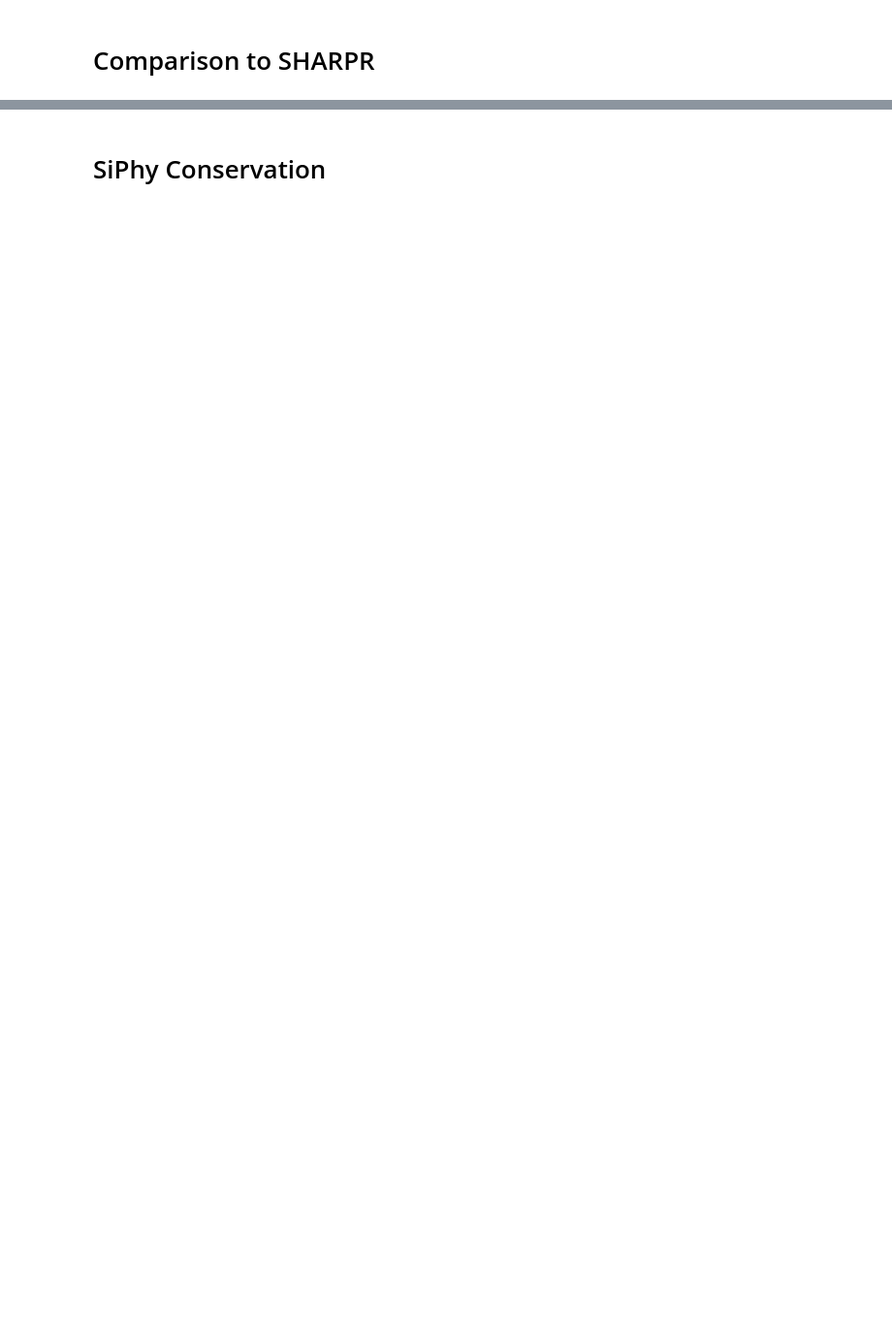
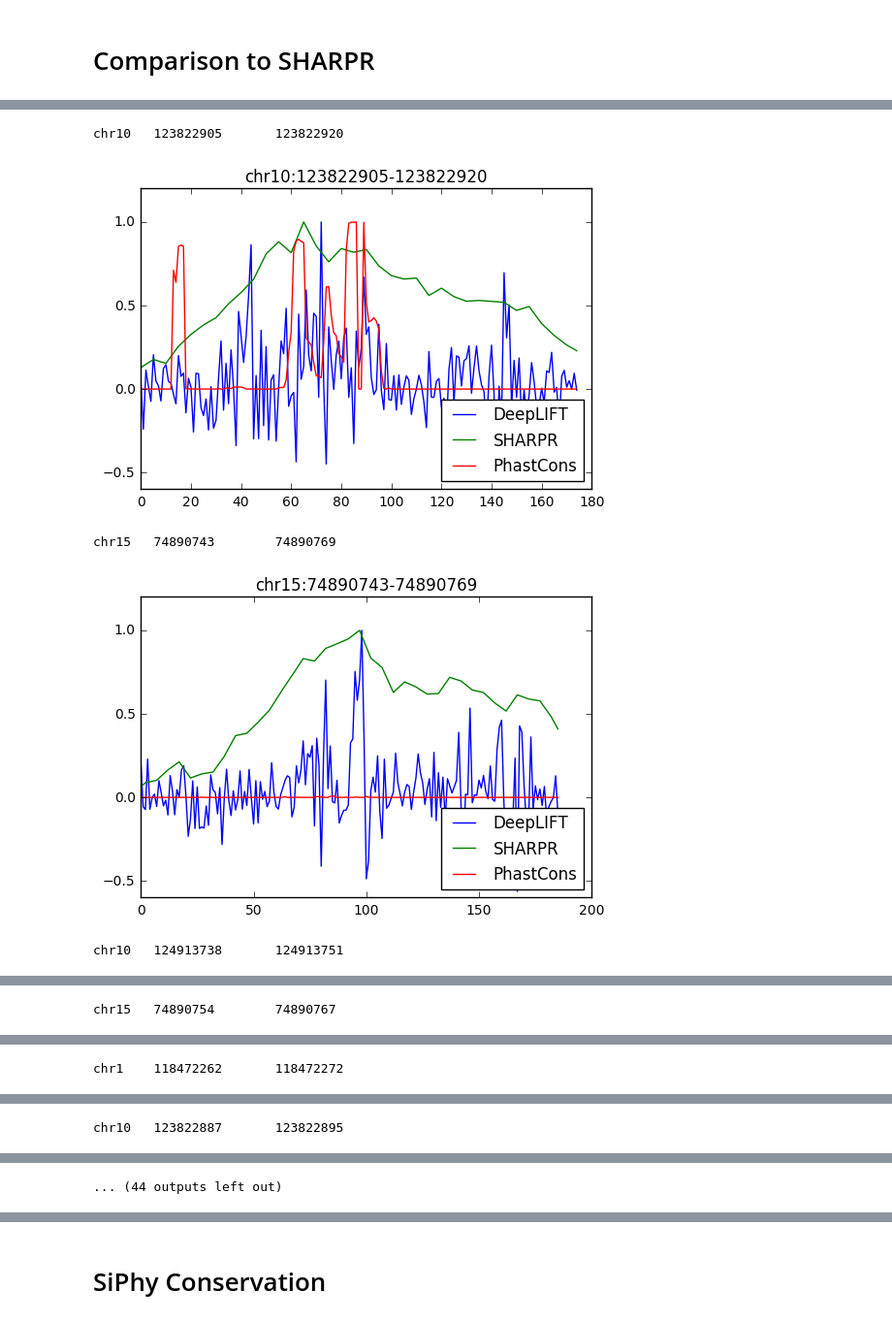
Before and after one commit to irvhsu/cs273b-project, a Jupyter notebook: notebooks/interpretation/dnase_deeplift_interpretation.ipynb, the cells around one changed output, grey strips where cells are left out. Shown at 97% size. Drawn from its saved outputs; the diff is of its cells as text; code cells hidden in the pictures; blank space fills up the shorter version.

```diff
--- a/notebooks/interpretation/dnase_deeplift_interpretation.ipynb
+++ b/notebooks/interpretation/dnase_deeplift_interpretation.ipynb
@@ -102,0 +112,41 @@ quantile_plot(pairs, 5000)
+# %%
+phastcons = {}
+with open('phastcons.csv') as fp:
+    for line in fp:
+        chrom, pos, score = line.strip().split(' ')
+        if chrom not in phastcons:
+            phastcons[chrom] = {}
+        phastcons[chrom][int(pos)] = score
+# %%
+with gzip.open('../../data/centipede/HEPG2_liftover.bed.gz') as regions:
+    regions.readline()
+    count = 0
+    for line in regions:
+        chrom, start, end, motif = line.strip().split()[:4]
+        start, end = int(start), int(end)
+        #if chrom not in sharpr or chrom not in deep: continue
+        #if start-50 not in sharpr[chrom] or start-50 not in deep[chrom]: continue
+        #if end+50 not in sharpr[chrom] or end+50 not in deep[chrom]: continue
+        try:
+            d = [deep[chrom][pos] for pos in range(start - 80, end + 80)]
+            s = [sharpr[chrom][pos] for pos in range(start - 80, end + 80)]
+            conserve = [phastcons[chrom][pos] if pos in phastcons[chrom] else 0 for pos in range(start - 80, end + 80)]
+            #print conserv
+            print chrom + '\t' + str(start) + '\t' + str(end)
+            plt.title("{}:{}-{}".format(chrom, start, end))
+            plt.plot(map(lambda x: x / max(d), d), label = "DeepLIFT")
+            plt.plot(map(lambda x: x / max(s), s), label = "SHARPR")
+            plt.plot(conserve, label = "PhastCons")
+            plt.legend(loc='lower right')
+            plt.show()
+            #count += 1
+            #if count > 50: break
+
+        except KeyError:
+            pass
+# %% [output]
+chr10   123822905       123822920
+[figure, added]
+chr15   74890743        74890769
+[figure, added]
+chr10   124913738       124913751
@@ -102,0 +154 @@ quantile_plot(pairs, 5000)
+chr15   74890754        74890767
@@ -102,0 +156 @@ quantile_plot(pairs, 5000)
+chr1    118472262       118472272
@@ -102,0 +158 @@ quantile_plot(pairs, 5000)
+chr10   123822887       123822895
@@ -102,0 +160 @@ quantile_plot(pairs, 5000)
+... (44 outputs left out)
```
Also changed, not shown: parts of 28 cells of this notebook, 16 other files.
